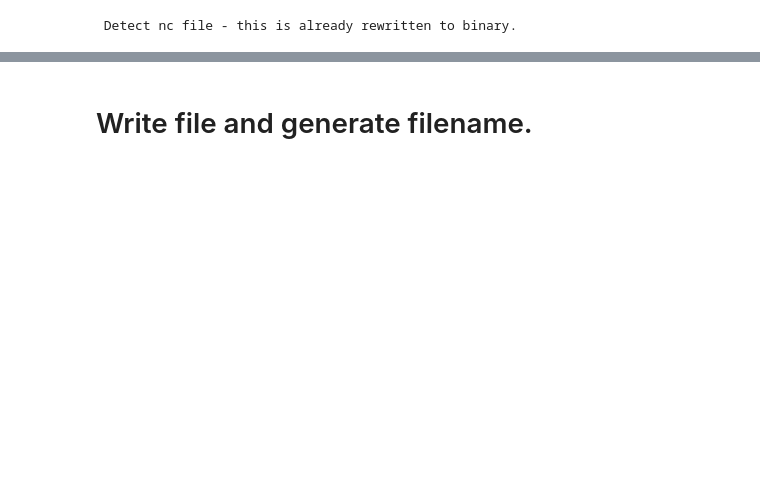
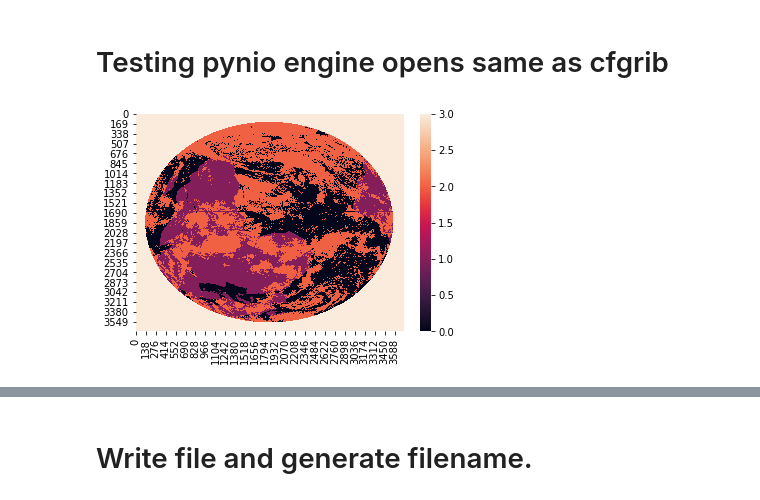
Before and after one commit to hannasv/ms, a Jupyter notebook: notebooks/reading/Calc_CLOUD_FRACTION.ipynb, the cells around one changed output, grey strips where cells are left out. Cells and saved outputs as stored; diff of their text form; code cells hidden in the pictures; blank space fills up the shorter version.

Commit message:
major assment of remapping sat images

```diff
--- a/notebooks/reading/Calc_CLOUD_FRACTION.ipynb
+++ b/notebooks/reading/Calc_CLOUD_FRACTION.ipynb
@@ -23 +11,6 @@ satfil
+# %%
+#data_dir = '/home/hanna/MS-suppl/files/'
+data_dir = '/uio/hume/student-u89/hannasv/MS-suppl/'
+sat_dir = '/uio/lagringshotell/geofag/projects/miphclac/hannasv/'
+save_dir = '/uio/lagringshotell/geofag/students/metos/hannasv/satelite_data/'
 # %%
@@ -161,10 +126,9 @@ def compute(satfil):
-# %%
-frac, nans = compute(satfil)
-# %% [output]
- Detect nc file - this is already rewritten to binary.
 # %%
-sat_dir = '/home/hanna/lagrings/sat_images_2004_2011/'
 #data_grid = get_dict_with_all_keys()
 #lats = np.arange(-15.0, 25.0, 0.25)
 #lons = np.arange(30.0, 50.0, 0.25)
-sat_files = glob.glob(sat_dir + "./**/*.grb", recursive = True)
+
+#sat_dir = '/home/hanna/lagrings/sat_images_2004_2011/'
+sat_files = glob.glob(sat_dir + "*2004*13*.grb")
+# %% [markdown]
+# Testing pynio engine opens same as cfgrib
@@ -170,0 +137,9 @@ sat_files = glob.glob(sat_dir + "./**/*.grb", recursive = True)
+# %%
+cloudMask = xr.open_dataset(sat_files[0], engine = 'pynio') # engine cfgrib lapt
+#rint(cloudMask)
+# = cloudMask['p260537'].values.reshape( (3712, 3712) )
+o = cloudMask['CLOUDM_P30_GSV0_I207'].values.reshape( (3712, 3712) )
+sns.heatmap(o)
+plt.show()
+# %% [output]
+[figure, added]
```
Also changed, not shown: parts of 40 cells of this notebook, 9 other files.
